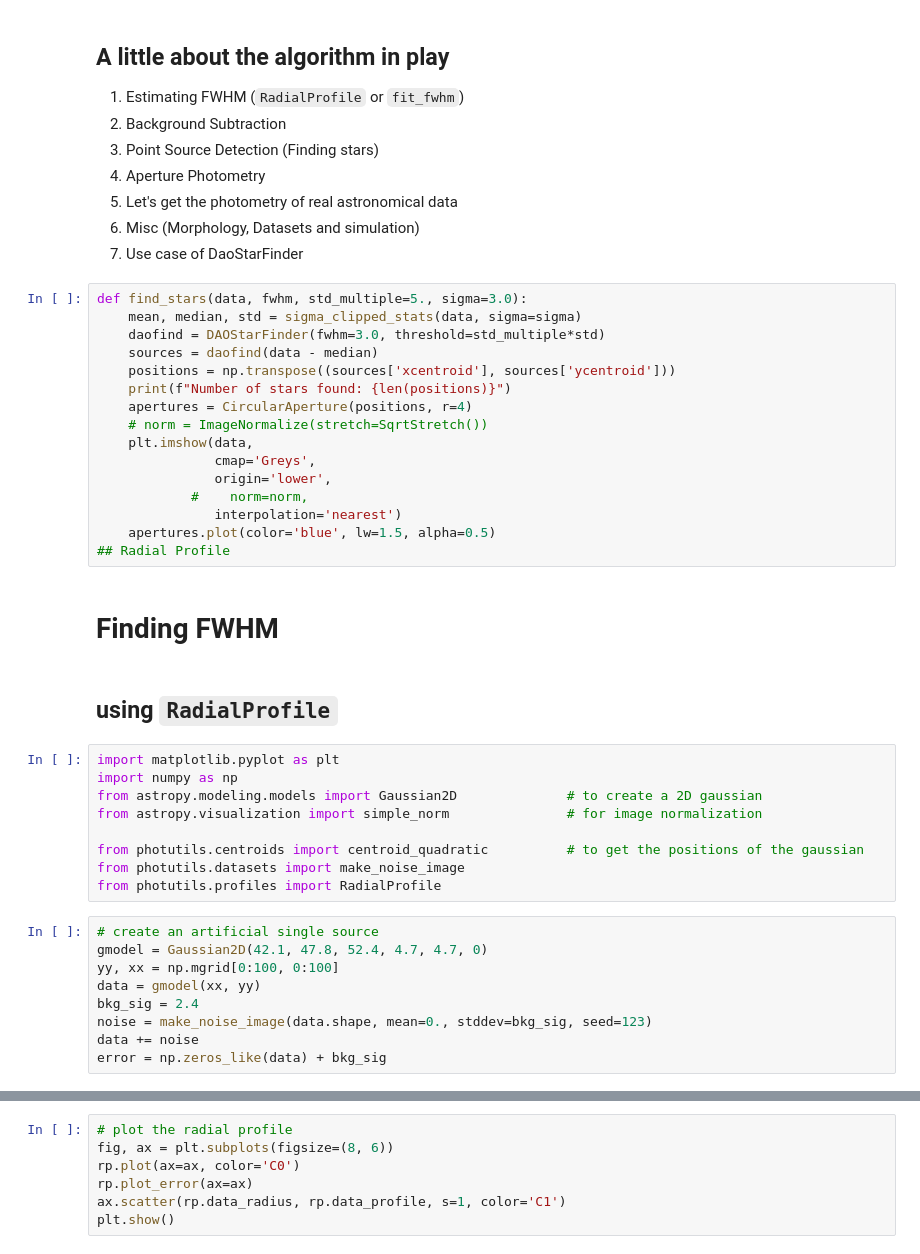
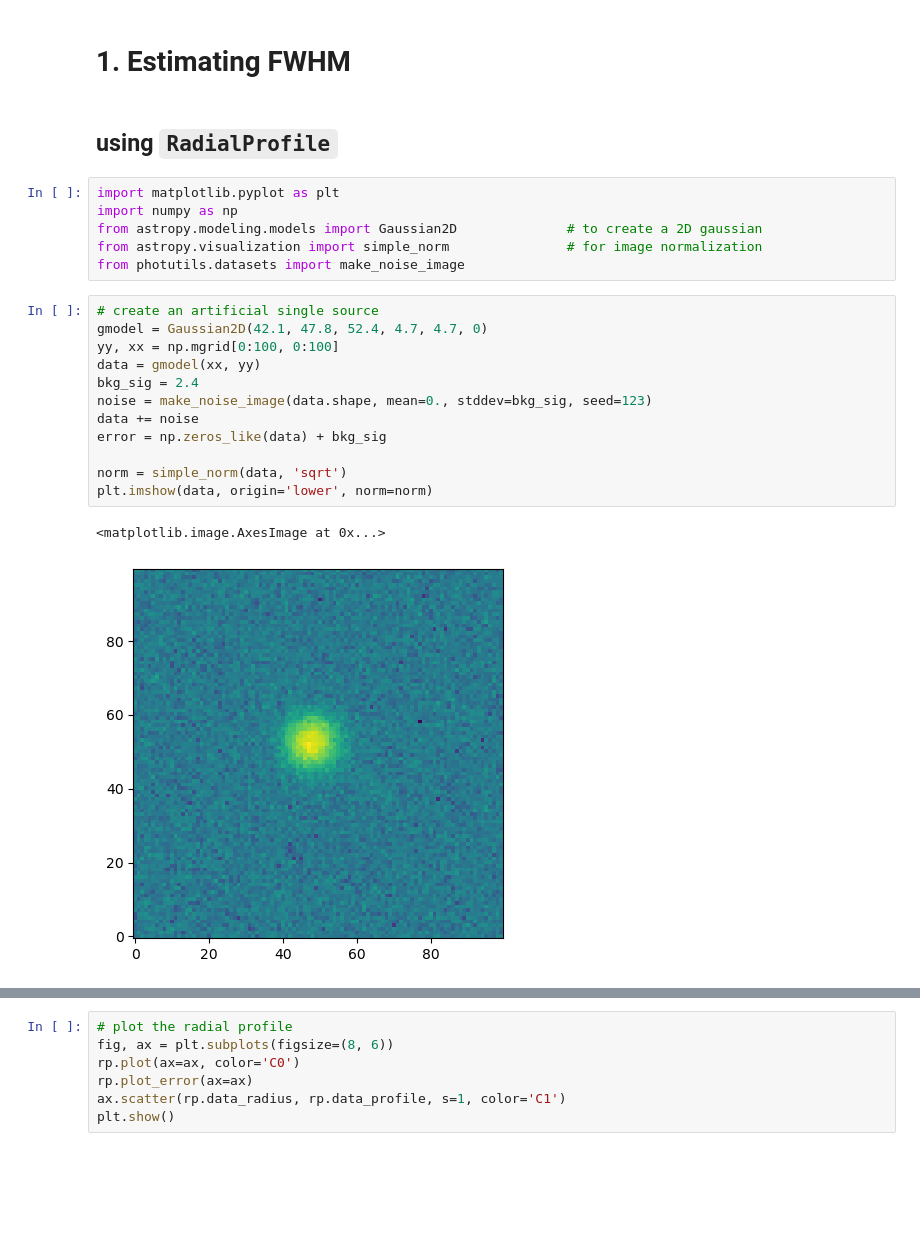
Before and after one commit to devkhullar/LetsFindStars, a Jupyter notebook: FindStars.ipynb, the cells around one changed output, grey strips where cells are left out. Saved outputs shown, nothing was run; the diff lists cells and outputs as text; blank space fills up the shorter version.

```diff
--- a/FindStars.ipynb
+++ b/FindStars.ipynb
@@ -23,31 +13,5 @@ Some tools that we will be using today:
-# %% [markdown]
-## A little about the algorithm in play
-
-1. Estimating FWHM (`RadialProfile` or `fit_fwhm`)
-2. Background Subtraction
-3. Point Source Detection (Finding stars)
-4. Aperture Photometry
-5. Let's get the photometry of real astronomical data
-6. Misc (Morphology, Datasets and simulation)
-7. Use case of DaoStarFinder
-# %%
-def find_stars(data, fwhm, std_multiple=5., sigma=3.0):
-    mean, median, std = sigma_clipped_stats(data, sigma=sigma)
-    daofind = DAOStarFinder(fwhm=3.0, threshold=std_multiple*std)
-    sources = daofind(data - median)
-    positions = np.transpose((sources['xcentroid'], sources['ycentroid']))
-    print(f"Number of stars found: {len(positions)}")
-    apertures = CircularAperture(positions, r=4)
-    # norm = ImageNormalize(stretch=SqrtStretch())
-    plt.imshow(data,
-               cmap='Greys',
-               origin='lower',
-            #    norm=norm,
-               interpolation='nearest')
-    apertures.plot(color='blue', lw=1.5, alpha=0.5)
-## Radial Profile
 # %% [markdown]
-# Finding FWHM
+# 1. Estimating FWHM
 # %% [markdown]
 ## using `RadialProfile`
 # %%
@@ -55,17 +19,20 @@ import matplotlib.pyplot as plt
 import numpy as np
 from astropy.modeling.models import Gaussian2D              # to create a 2D gaussian
 from astropy.visualization import simple_norm               # for image normalization
-
-from photutils.centroids import centroid_quadratic          # to get the positions of the gaussian
 from photutils.datasets import make_noise_image
-from photutils.profiles import RadialProfile
 # %%
 # create an artificial single source
 gmodel = Gaussian2D(42.1, 47.8, 52.4, 4.7, 4.7, 0)
 yy, xx = np.mgrid[0:100, 0:100]
 data = gmodel(xx, yy)
 bkg_sig = 2.4
 noise = make_noise_image(data.shape, mean=0., stddev=bkg_sig, seed=123)
 data += noise
 error = np.zeros_like(data) + bkg_sig
+
+norm = simple_norm(data, 'sqrt')
+plt.imshow(data, origin='lower', norm=norm)
+# %% [output]
+<matplotlib.image.AxesImage at 0x...>
+[figure, added]
 # %%
```
Also changed, not shown: parts of 38 cells of this notebook, 1 other file.
